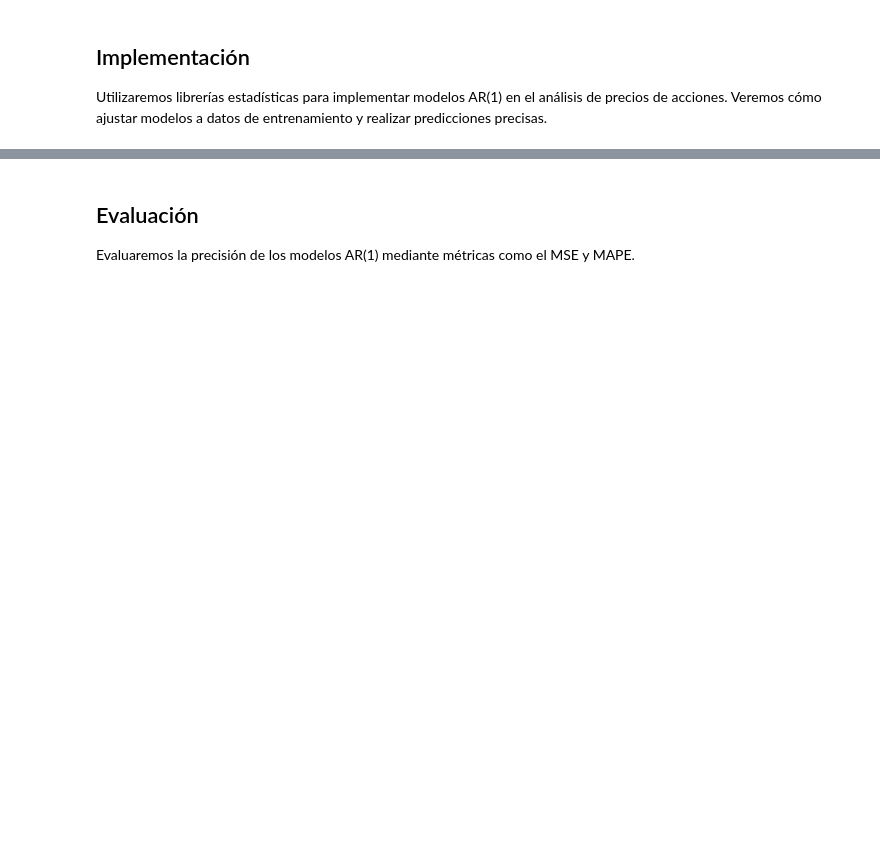
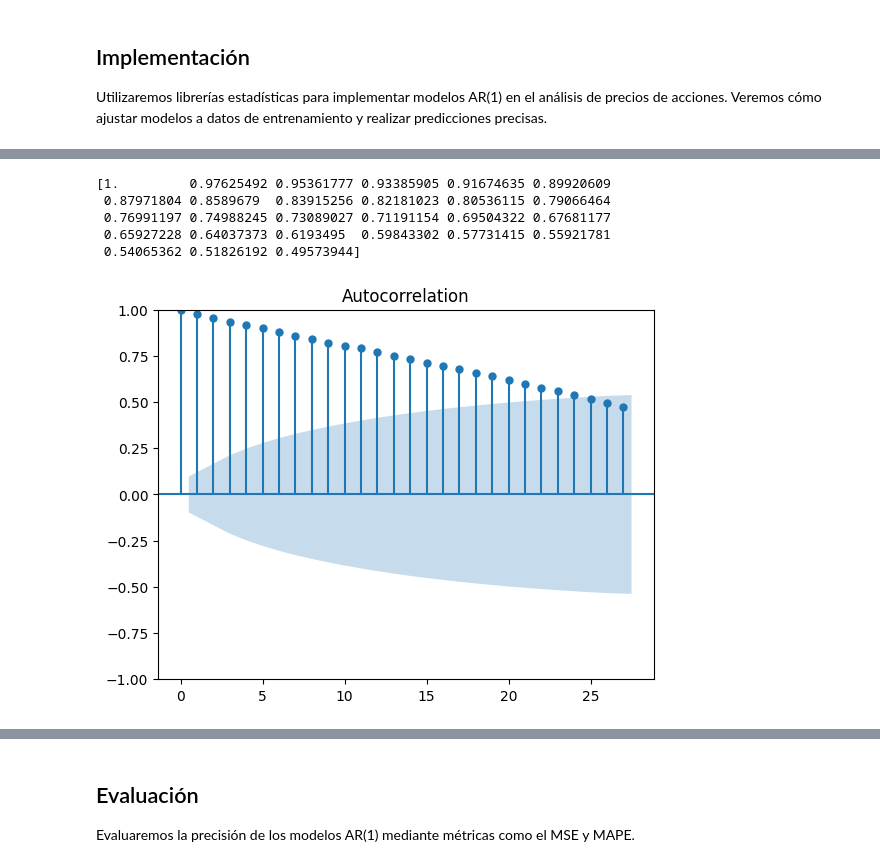
Before and after one commit to katiemackness/time-series-analysis, a Jupyter notebook: modelo-AR-es.ipynb, the cells around one changed output, grey strips where cells are left out. Drawn from its saved outputs; the diff is of its cells as text; code cells hidden in the pictures; blank space fills up the shorter version.

```diff
--- a/modelo-AR-es.ipynb
+++ b/modelo-AR-es.ipynb
@@ -24,0 +39,4 @@ Utilizaremos librerías estadísticas para implementar modelos AR(1) en el anál
+# %%
+# Utiliza precios históricos de acciones de Apple extraídos de Yahoo Finance
+apple = yf.download(tickers='aapl', start='2021-04-06', end='2023-04-06', rounding=True)
+apple
@@ -24,0 +61,3 @@ Utilizaremos librerías estadísticas para implementar modelos AR(1) en el anál
+# %%
+apple = apple['Close']
+apple
@@ -24,0 +79,5 @@ Utilizaremos librerías estadísticas para implementar modelos AR(1) en el anál
+# %%
+# Divide los datos en conjuntos de entrenamiento (80%) y prueba (20%)
+apple.index = pd.to_datetime(apple.index)
+len_train = int(len(apple)*0.8)
+len_train
@@ -24,0 +91,4 @@ Utilizaremos librerías estadísticas para implementar modelos AR(1) en el anál
+# %%
+# Definición de grupos de prueba y entrenamiento
+train = apple[0:len_train]
+train
@@ -24,0 +128,14 @@ Utilizaremos librerías estadísticas para implementar modelos AR(1) en el anál
+# %%
+acf_array = acf(train)
+print(acf_array)
+
+# Gráfico con un nivel de confianza del 95%
+plot_acf(train, alpha=0.05)
+plt.show()
+# %% [output]
+[1.         0.97625492 0.95361777 0.93385905 0.91674635 0.89920609
+ 0.87971804 0.8589679  0.83915256 0.82181023 0.80536115 0.79066464
+ 0.76991197 0.74988245 0.73089027 0.71191154 0.69504322 0.67681177
+ 0.65927228 0.64037373 0.6193495  0.59843302 0.57731415 0.55921781
+ 0.54065362 0.51826192 0.49573944]
+[figure, added]
```
Also changed, not shown: parts of 42 cells of this notebook.
